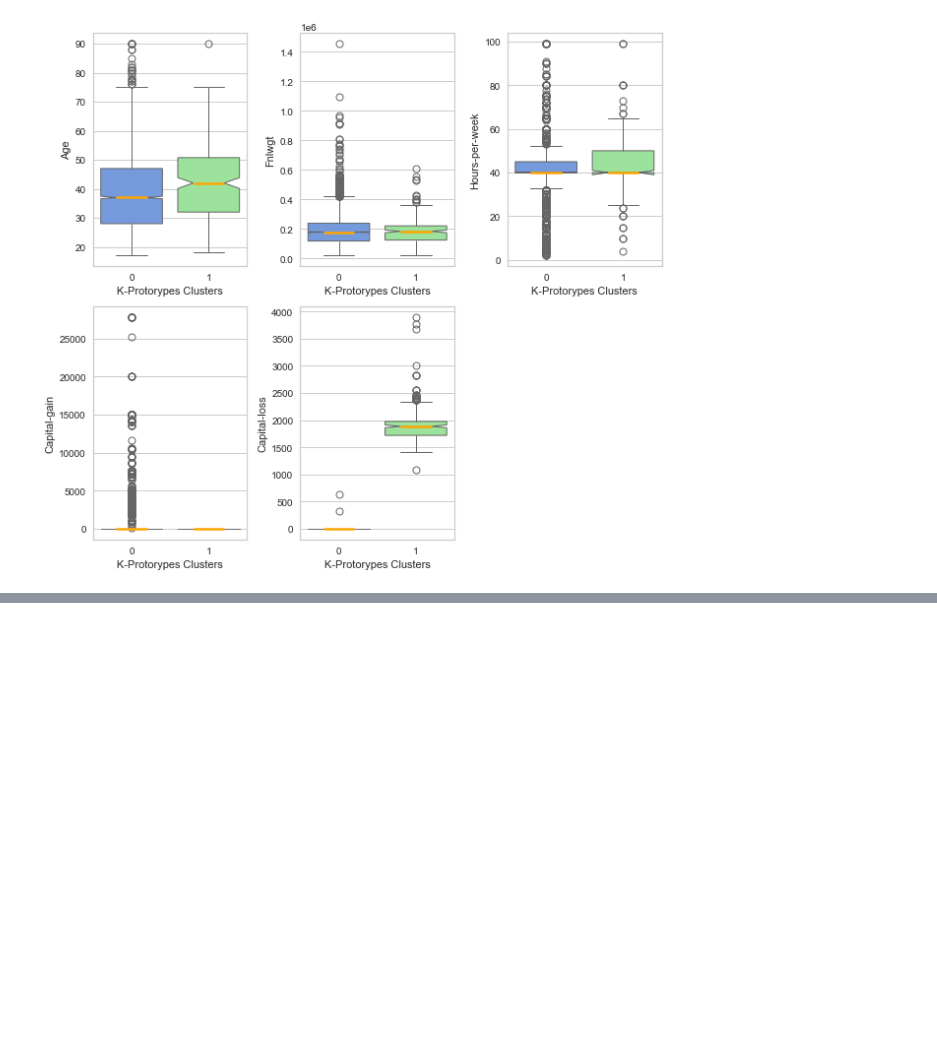
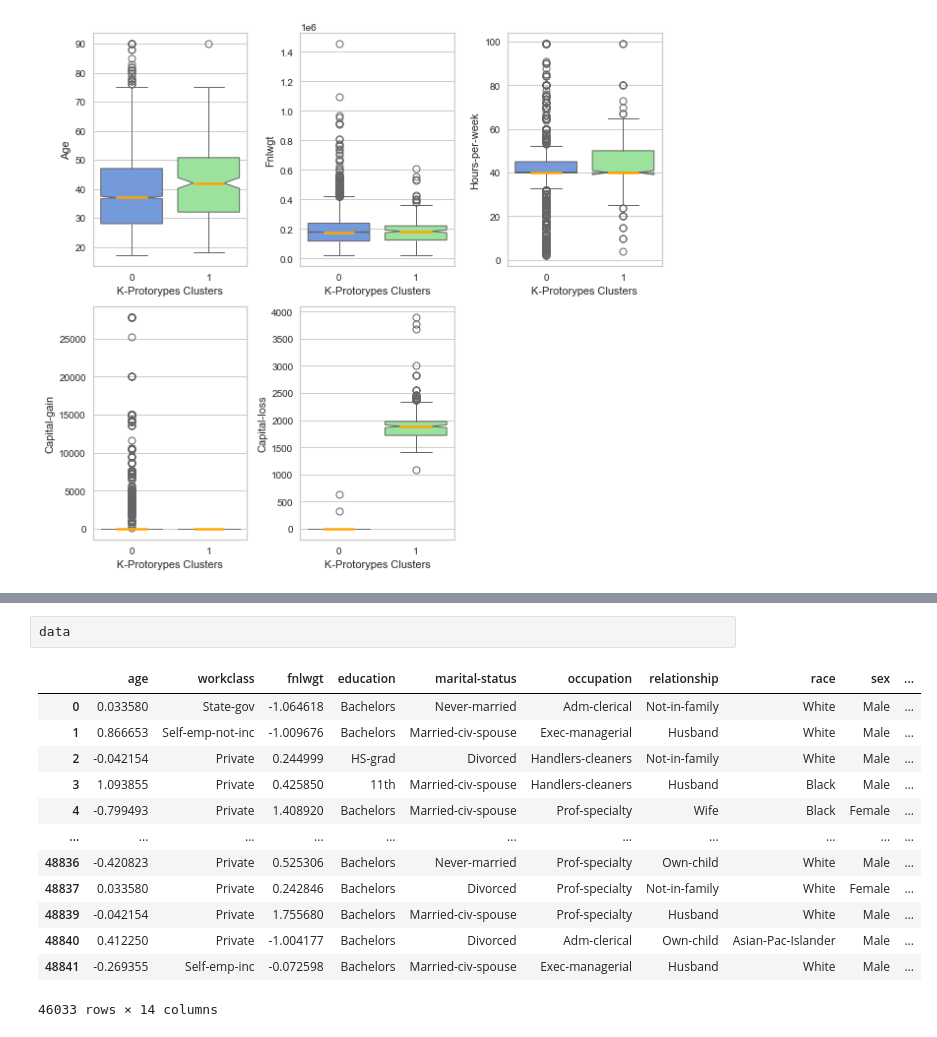
Before and after one commit to Paulina-Iwach/Data_Mining_Project, a Jupyter notebook: cluster_analysis.ipynb, the cells around one changed output, grey strips where cells are left out. Cells and saved outputs as stored; diff of their text form; blank space fills up the shorter version.

```diff
--- a/cluster_analysis.ipynb
+++ b/cluster_analysis.ipynb
@@ -667,0 +684,16 @@ plt.show()
+# %%
+data
+# %% [output]
+|  | age | workclass | fnlwgt | education | marital-status | occupation | relationship | race | sex | ... |
+| 0 | 0.033580 | State-gov | -1.064618 | Bachelors | Never-married | Adm-clerical | Not-in-family | White | Male | ... |
+| 1 | 0.866653 | Self-emp-not-inc | -1.009676 | Bachelors | Married-civ-spouse | Exec-managerial | Husband | White | Male | ... |
+| 2 | -0.042154 | Private | 0.244999 | HS-grad | Divorced | Handlers-cleaners | Not-in-family | White | Male | ... |
+| 3 | 1.093855 | Private | 0.425850 | 11th | Married-civ-spouse | Handlers-cleaners | Husband | Black | Male | ... |
+| 4 | -0.799493 | Private | 1.408920 | Bachelors | Married-civ-spouse | Prof-specialty | Wife | Black | Female | ... |
+| ... | ... | ... | ... | ... | ... | ... | ... | ... | ... | ... |
+| 48836 | -0.420823 | Private | 0.525306 | Bachelors | Never-married | Prof-specialty | Own-child | White | Male | ... |
+| 48837 | 0.033580 | Private | 0.242846 | Bachelors | Divorced | Prof-specialty | Not-in-family | White | Female | ... |
+| 48839 | -0.042154 | Private | 1.755680 | Bachelors | Married-civ-spouse | Prof-specialty | Husband | White | Male | ... |
+| 48840 | 0.412250 | Private | -1.004177 | Bachelors | Divorced | Adm-clerical | Own-child | Asian-Pac-Islander | Male | ... |
+| 48841 | -0.269355 | Self-emp-inc | -0.072598 | Bachelors | Married-civ-spouse | Exec-managerial | Husband | White | Male | ... |
+46033 rows × 14 columns
```
Also changed, not shown: parts of 9 cells of this notebook, 9 other files.
